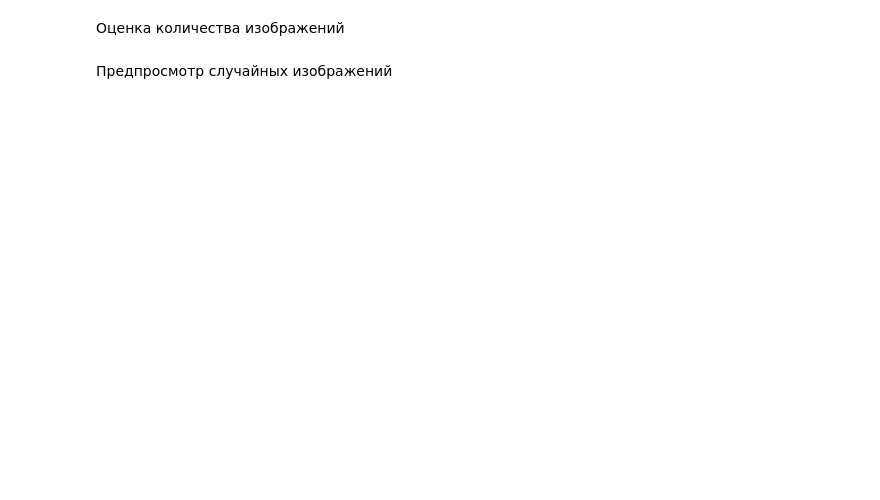
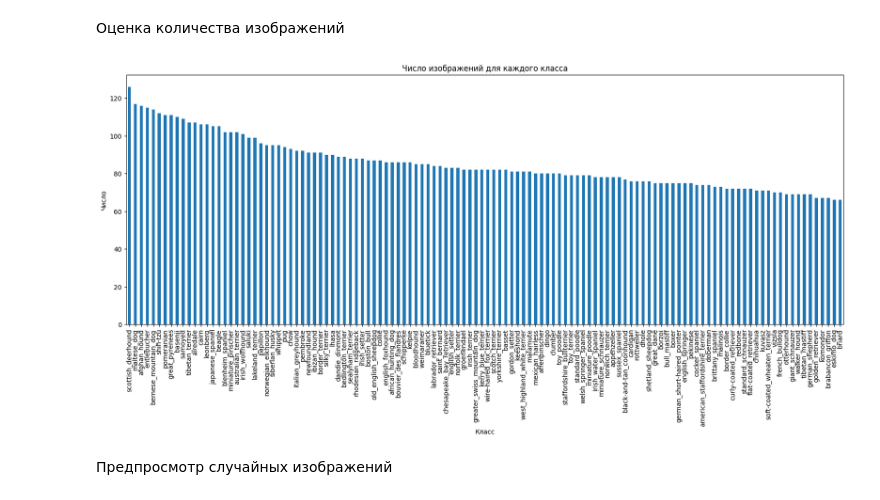
Before and after one commit to redshoot8/Solutions, a Jupyter notebook: tensorflow/DogBreedCNNClassification.ipynb, the cells around one changed output. Drawn from its saved outputs; the diff is of its cells as text; code cells hidden in the pictures; blank space fills up the shorter version.

```diff
--- a/tensorflow/DogBreedCNNClassification.ipynb
+++ b/tensorflow/DogBreedCNNClassification.ipynb
@@ -44,13 +57,14 @@ print(f'В наборе данных {df['breed'].nunique()} классов')
 # %% [markdown]
 Оценка количества изображений
 # %%
-plt.figure(figsize=(12, 7))
+plt.figure(figsize=(20, 7))
 df['breed'].value_counts().plot.bar()
 plt.title('Число изображений для каждого класса')
 plt.xlabel('Класс')
 plt.ylabel('Число')
-plt.axis('off')
 plt.show()
+# %% [output]
+[figure, added]
 # %% [markdown]
 Предпросмотр случайных изображений
 # %%
```
Also changed, not shown: parts of 11 cells of this notebook.
